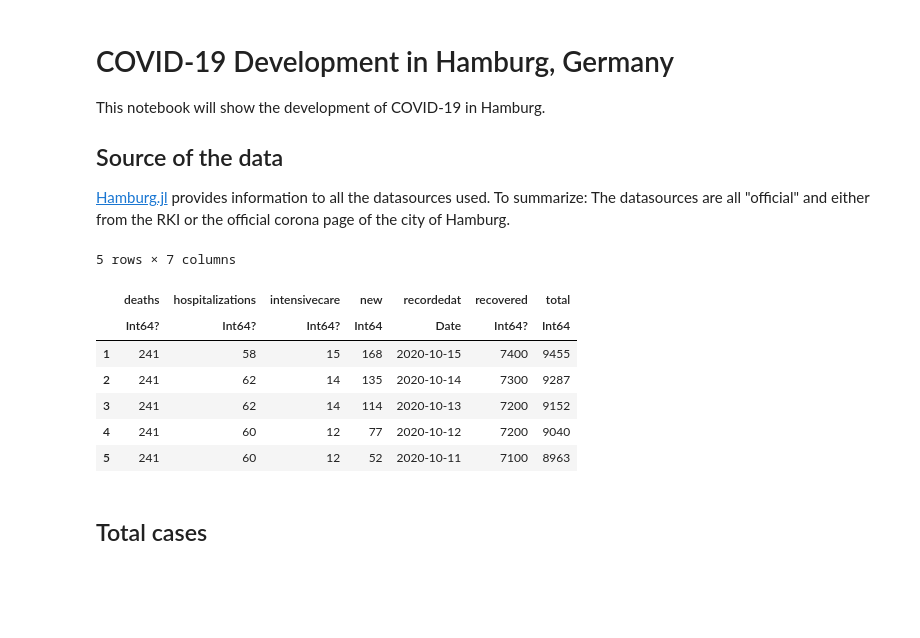
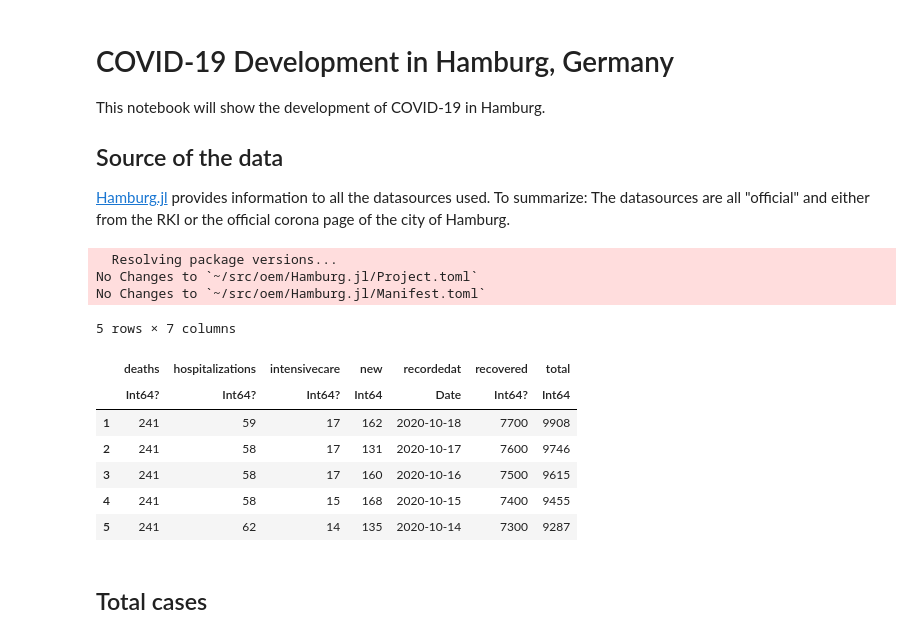
Before and after one commit to oem/Hamburg.jl, a Jupyter notebook: docs/Hamburg.ipynb, the cells around one changed output. Saved outputs shown, nothing was run; the diff lists cells and outputs as text; code cells hidden in the pictures; blank space fills up the shorter version.

```diff
--- a/docs/Hamburg.ipynb
+++ b/docs/Hamburg.ipynb
@@ -9,22 +9,27 @@ This notebook will show the development of COVID-19 in Hamburg.
 # %%
 using Hamburg
 # %%
-using Dates, DataFrames, TimeSeries, StatsPlots, Statistics
+using Pkg
+Pkg.add("Plots")
+using Dates, DataFrames, TimeSeries, StatsPlots, Statistics, Plots
 
 gr(size=(800,400))
 Plots.theme(:vibrant)
 
 infected = dataset("covid-19", "infected")
 DataFrames.head(infected, 5)
 # %% [output]
-5 rows × 7 columns
+  Resolving package versions...
+No Changes to `~/src/oem/Hamburg.jl/Project.toml`
+No Changes to `~/src/oem/Hamburg.jl/Manifest.toml`
+5 rows × 7 columns
 |  | deaths | hospitalizations | intensivecare | new | recordedat | recovered | total |
 |  | Int64? | Int64? | Int64? | Int64 | Date | Int64? | Int64 |
-| 1 | 241 | 58 | 15 | 168 | 2020-10-15 | 7400 | 9455 |
-| 2 | 241 | 62 | 14 | 135 | 2020-10-14 | 7300 | 9287 |
-| 3 | 241 | 62 | 14 | 114 | 2020-10-13 | 7200 | 9152 |
-| 4 | 241 | 60 | 12 | 77 | 2020-10-12 | 7200 | 9040 |
-| 5 | 241 | 60 | 12 | 52 | 2020-10-11 | 7100 | 8963 |
+| 1 | 241 | 59 | 17 | 162 | 2020-10-18 | 7700 | 9908 |
+| 2 | 241 | 58 | 17 | 131 | 2020-10-17 | 7600 | 9746 |
+| 3 | 241 | 58 | 17 | 160 | 2020-10-16 | 7500 | 9615 |
+| 4 | 241 | 58 | 15 | 168 | 2020-10-15 | 7400 | 9455 |
+| 5 | 241 | 62 | 14 | 135 | 2020-10-14 | 7300 | 9287 |
 # %% [markdown]
 ## Total cases
 # %% [markdown]
```
Also changed, not shown: parts of 1 cell of this notebook.
